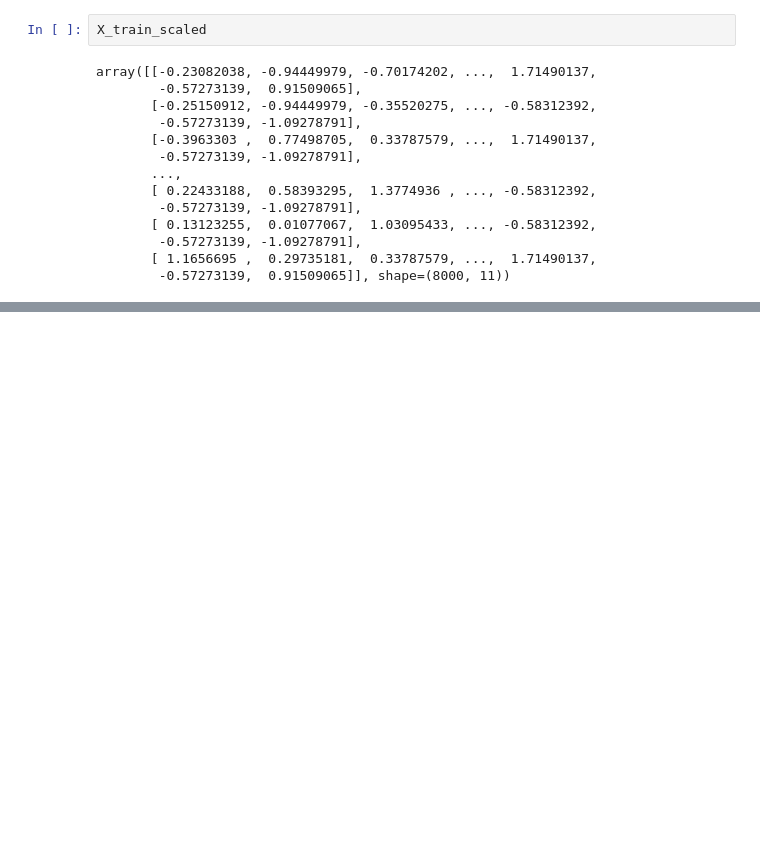
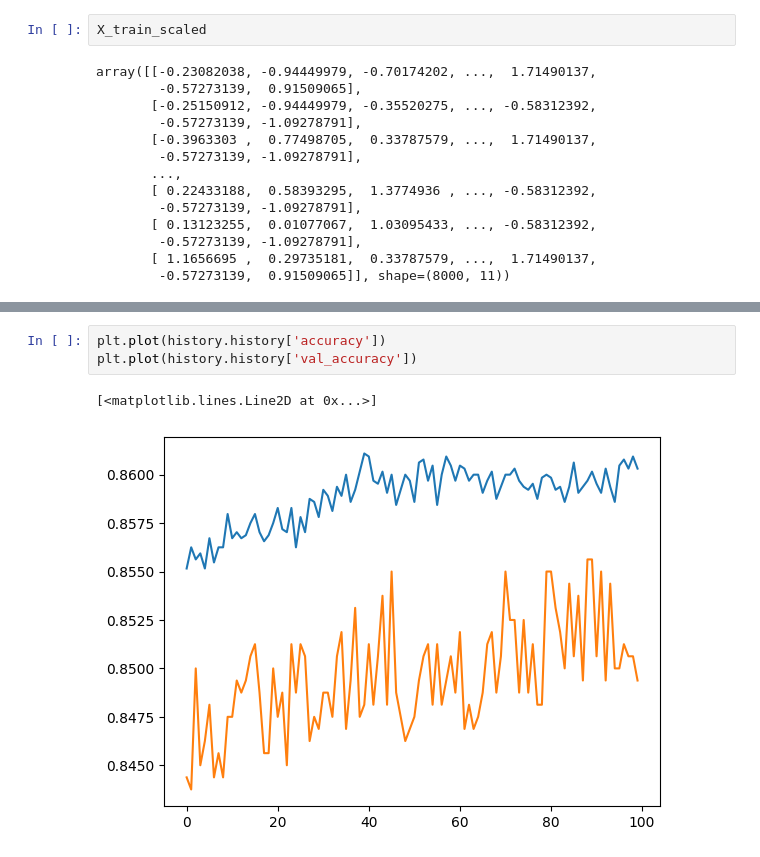
Before and after one commit to Shyam057/Customer-churn-prediction-ANN, a Jupyter notebook: customer-churn.ipynb, the cells around one changed output, grey strips where cells are left out. Saved outputs shown, nothing was run; the diff lists cells and outputs as text; blank space fills up the shorter version.

```diff
--- a/customer-churn.ipynb
+++ b/customer-churn.ipynb
@@ -200,0 +254,6 @@ Model: "sequential"
+# %%
+plt.plot(history.history['accuracy'])
+plt.plot(history.history['val_accuracy'])
+# %% [output]
+[<matplotlib.lines.Line2D at 0x...>]
+[figure, added]
```
Also changed, not shown: parts of 14 cells of this notebook.
